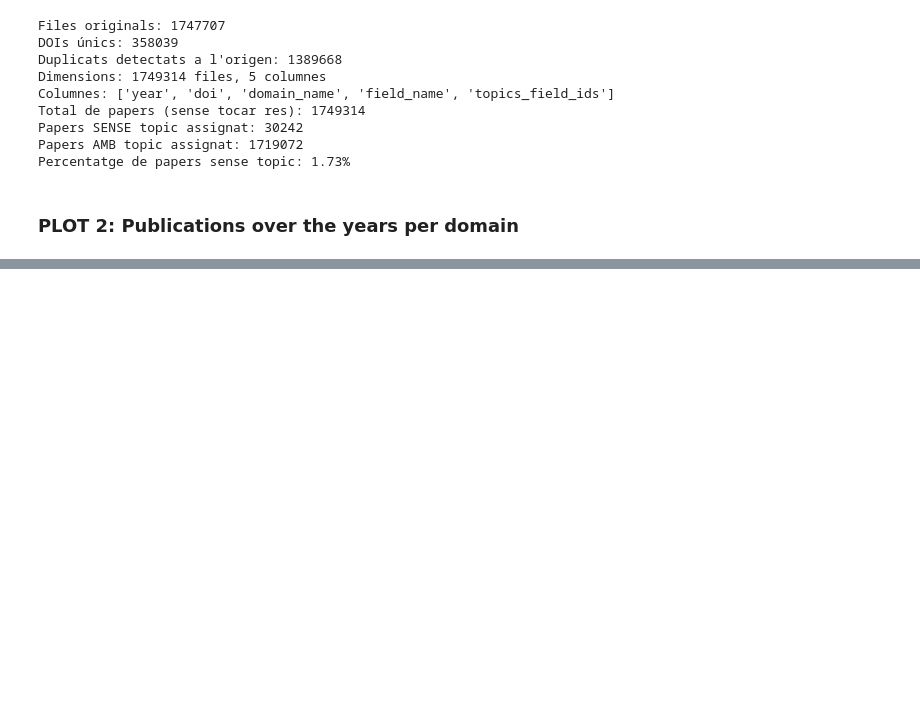
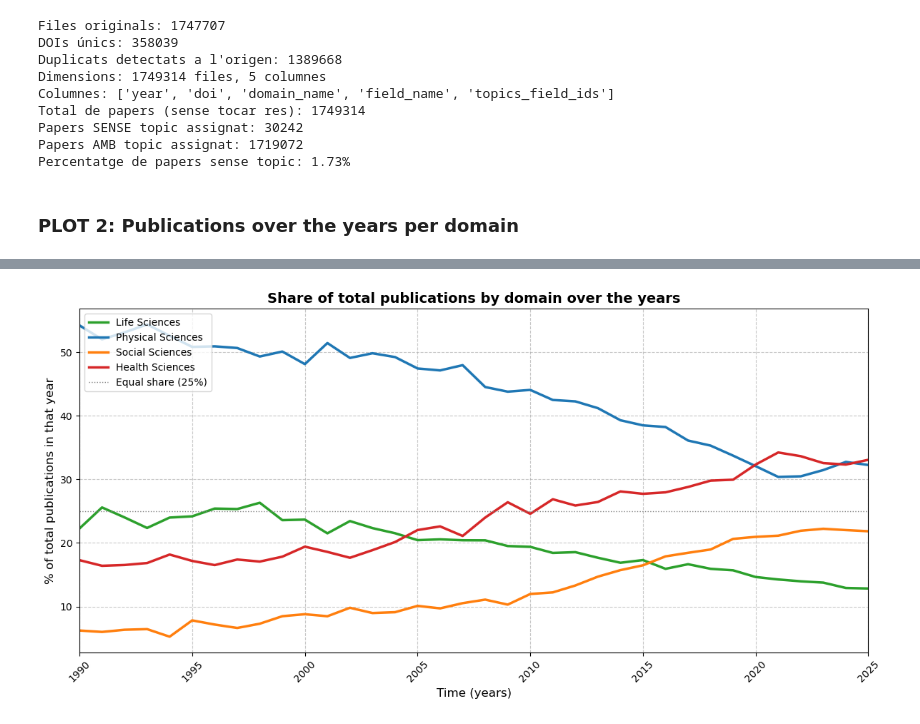
Before and after one commit to AdriRed/science-squared-avbd, a Jupyter notebook: notebooks/alba_02_plots.ipynb, the cells around one changed output, grey strips where cells are left out. Saved outputs shown, nothing was run; the diff lists cells and outputs as text; code cells hidden in the pictures; blank space fills up the shorter version.

```diff
--- a/notebooks/alba_02_plots.ipynb
+++ b/notebooks/alba_02_plots.ipynb
@@ -288,0 +394,51 @@ plt.show()
+# %%
+df = pd.read_parquet("../data/processed/all_publications_enriched.parquet")
+df_plots = df.dropna(subset=["domain_name"])
+df_plots = df_plots.drop_duplicates(subset=["doi", "year"])
+
+taula_dominis = df_plots.groupby(["year", "domain_name"]).size().unstack(fill_value=0)
+
+# Reordenem els dominis
+ordre_desitjat = ["Life Sciences", "Physical Sciences", "Social Sciences", "Health Sciences"]
+taula_dominis = taula_dominis[ordre_desitjat]
+
+# 🆕 NORMALITZACIÓ OPCIÓ 2: Dividir pel total de papers d'aquell any
+# .div(..., axis=0) divideix cada fila (any) per la seva suma total
+taula_percentatges = taula_dominis.div(taula_dominis.sum(axis=1), axis=0) * 100
+
+# 🆕 FILTRE D'ANYS: DE 1990 A 2025
+taula_percentatges = taula_percentatges[(taula_percentatges.index >= 1990) & (taula_percentatges.index <= 2025)]
+
+anys = taula_percentatges.index
+
+# PLOT
+plt.figure(figsize=(12, 6))
+colors = ['#2ca02c', '#1f77b4', '#ff7f0e', '#d62728']
+
+for i, col in enumerate(taula_percentatges.columns):
+    plt.plot(anys, taula_percentatges[col], label=col, linewidth=2.5, color=colors[i])
+
+plt.title("Share of total publications by domain over the years", fontsize=14, fontweight='bold')
+plt.xlabel("Time (years)", fontsize=12)
+plt.ylabel("% of total publications in that year", fontsize=12)
+# Posem una línia horitzontal al 25% (que seria el repartiment perfecte si tots 4 dominis publiquessin igual)
+plt.axhline(25, color='gray', linewidth=1, linestyle=':', label='Equal share (25%)')
+
+plt.grid(True, linestyle='--', alpha=0.7)
+
+# 🆕 ELS TICKS DE L'EIX X DE 5 EN 5 COMENÇANT AL 1990
+ticks_anys = np.arange(1990, 2026, 5)
+plt.xticks(ticks_anys, rotation=45)
+
+# 🆕 FORCEM ELS LÍMITS PERQUÈ NO QUEDIN ESPAIS EN BLANC
+plt.xlim(1990, 2025)
+
+# Anys de 5 en 5
+#ticks_anys = np.arange(1945, max(anys) + 1, 5)
+#plt.xticks(ticks_anys, rotation=45)
+plt.legend(loc='upper left')
+plt.tight_layout()
+
+plt.show()
+# %% [output]
+[figure, added]
```
Also changed, not shown: parts of 19 cells of this notebook, 1 other file.
